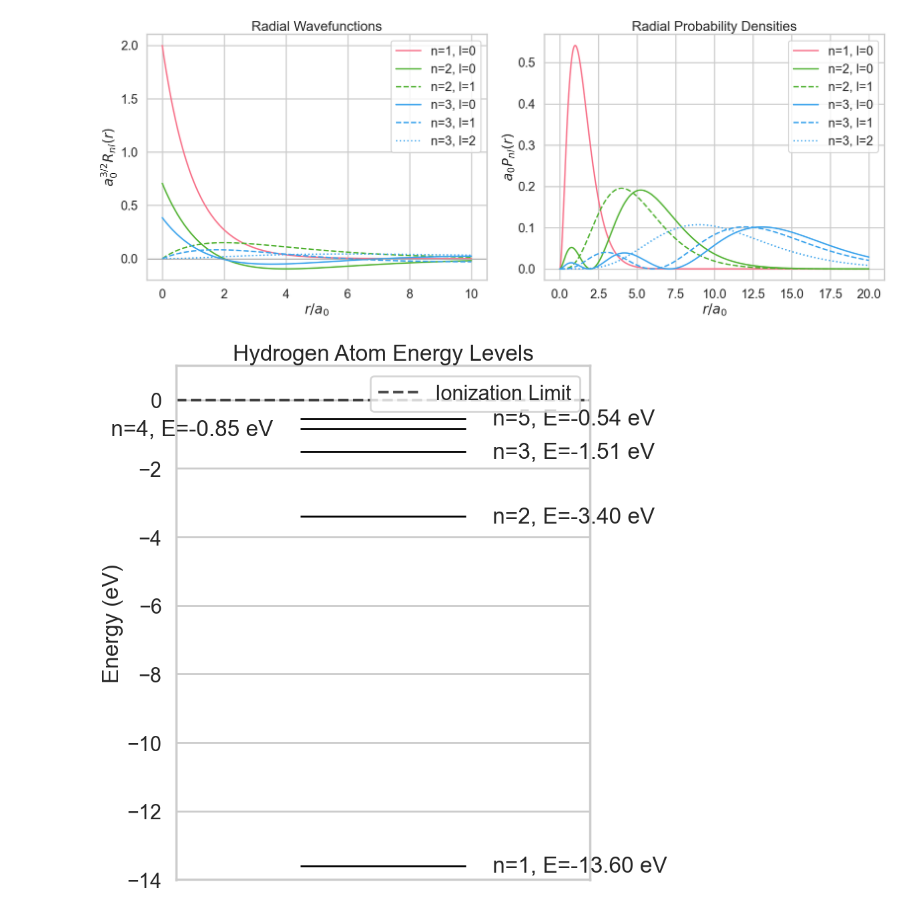
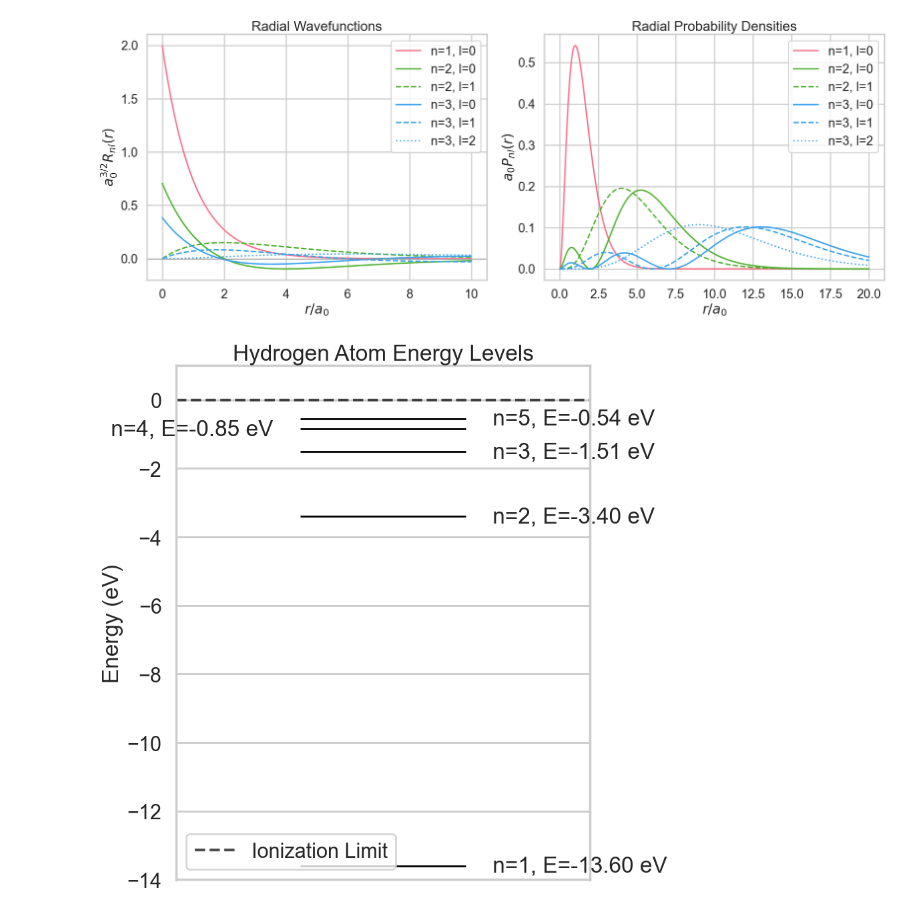
Before and after one commit to BBCnewslondon/Atomic-physics, a Jupyter notebook: chapter3_hydrogen.ipynb, the cells around one changed output. Drawn from its saved outputs; the diff is of its cells as text; code cells hidden in the pictures.

```diff
--- a/chapter3_hydrogen.ipynb
+++ b/chapter3_hydrogen.ipynb
@@ -154,32 +154,32 @@ plt.show()
 # %%
 # Energy levels styled as a proper energy level diagram
 n_values = np.arange(1, 6)
 energies = -13.6 / n_values**2  # in eV
 
 plt.figure(figsize=(8, 10))
 
 for n in range(1, len(n_values) + 1):
     energy = -13.6 / n**2
     plt.hlines(energy, 0.1, 0.9, color='k', linewidth=2)
 
     # Alternate label positions to avoid overlap
     if n % 2 != 0 or n < 3:
         x_pos, ha = 1.0, 'left'
     else:
         x_pos, ha = 0.0, 'right'
 
     plt.text(x_pos, energy, f' n={n}, E={energy:.2f} eV ', va='center', ha=ha)
 
 plt.ylabel('Energy (eV)')
 plt.title('Hydrogen Atom Energy Levels')
 plt.xticks([]) # No x-ticks needed for this diagram style
 plt.xlim(-0.5, 1.5)
 plt.ylim(-14, 1)
 plt.axhline(y=0, color='k', linestyle='--', alpha=0.7, label='Ionization Limit')
-plt.legend(loc='upper right')
+plt.legend(loc='lower left')
 plt.show()
 # %% [output]
-[figure, old version]
+[figure, new version]
 # %%
 # Plot the Coulomb potential
 r_potential_a0 = np.linspace(0.01, 10, 1000)
```
Also changed, not shown: parts of 3 cells of this notebook.
